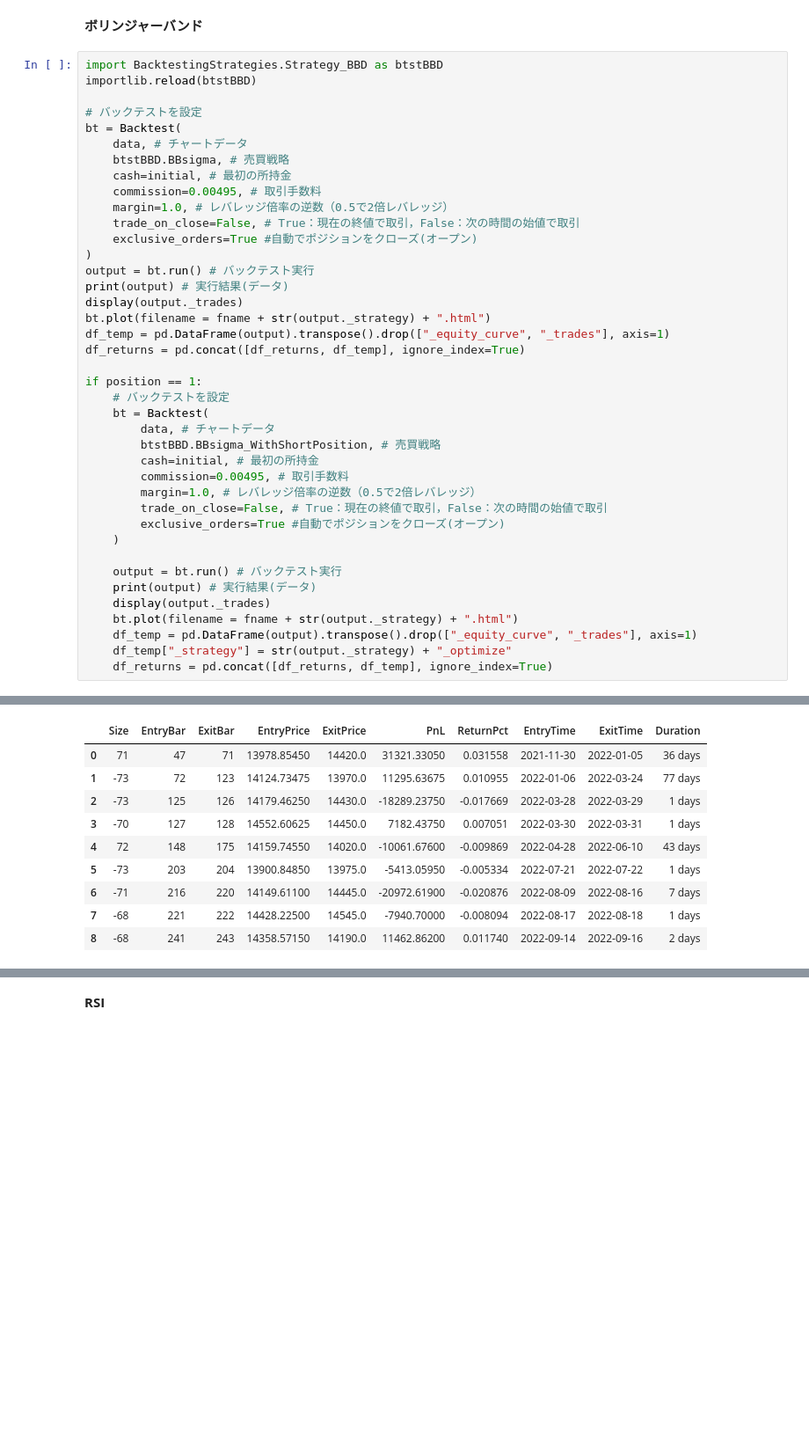
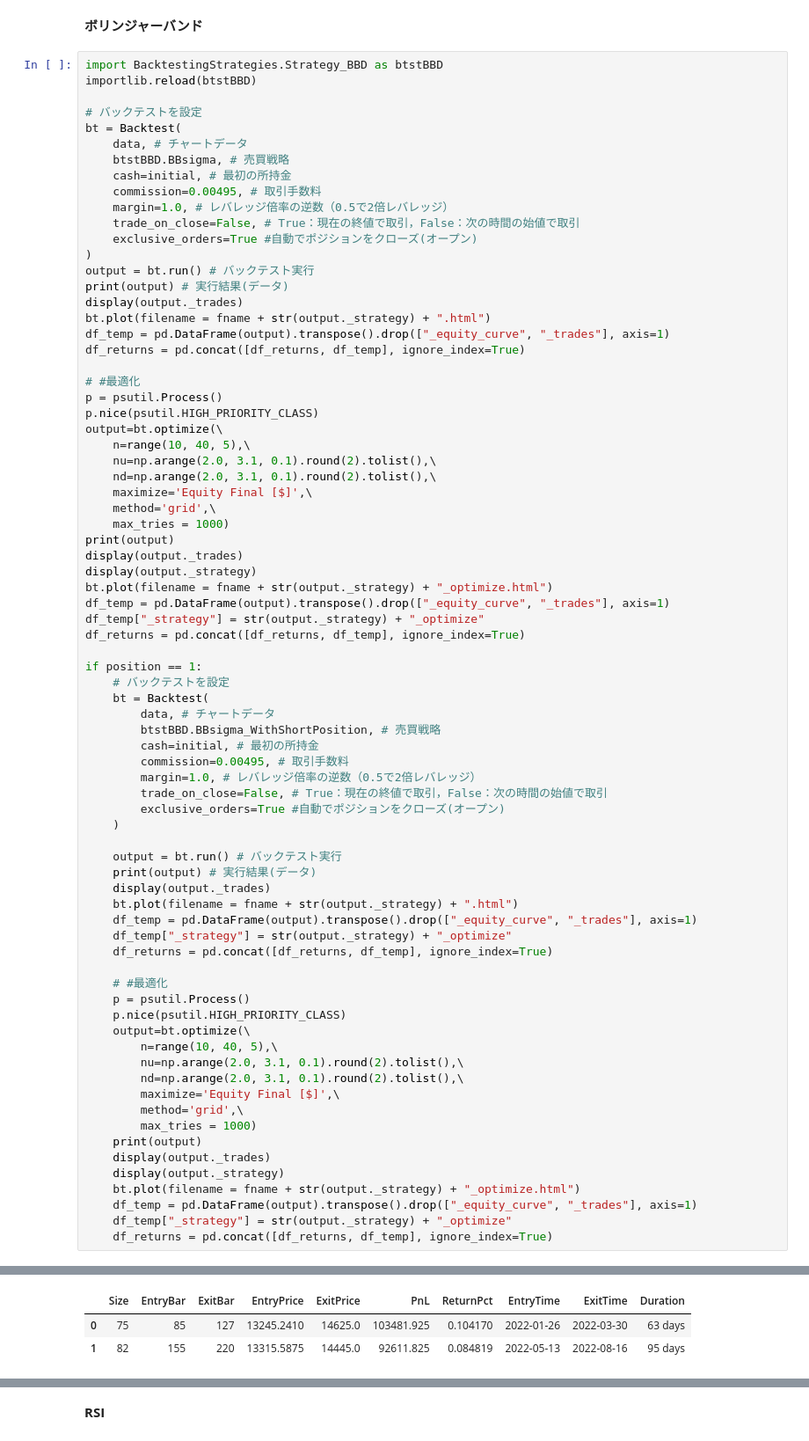
Before and after one commit to simari1/SystemTrade, a Jupyter notebook: Backtesting.py/0_DoBacktesting_Original.ipynb, the cells around one changed output, grey strips where cells are left out. Shown: that part at 88% size. Cells and saved outputs as stored; diff of their text form; blank space fills up the shorter version.

```diff
--- a/Backtesting.py/0_DoBacktesting_Original.ipynb
+++ b/Backtesting.py/0_DoBacktesting_Original.ipynb
@@ -597,6 +598,24 @@ bt.plot(filename = fname + str(output._strategy) + ".html")
 df_temp = pd.DataFrame(output).transpose().drop(["_equity_curve", "_trades"], axis=1)
 df_returns = pd.concat([df_returns, df_temp], ignore_index=True)
 
+# #最適化
+p = psutil.Process()
+p.nice(psutil.HIGH_PRIORITY_CLASS)
+output=bt.optimize(\
+    n=range(10, 40, 5),\
+    nu=np.arange(2.0, 3.1, 0.1).round(2).tolist(),\
+    nd=np.arange(2.0, 3.1, 0.1).round(2).tolist(),\
+    maximize='Equity Final [$]',\
+    method='grid',\
+    max_tries = 1000)
+print(output)
+display(output._trades)
+display(output._strategy)
+bt.plot(filename = fname + str(output._strategy) + "_optimize.html")
+df_temp = pd.DataFrame(output).transpose().drop(["_equity_curve", "_trades"], axis=1)
+df_temp["_strategy"] = str(output._strategy) + "_optimize"
+df_returns = pd.concat([df_returns, df_temp], ignore_index=True)
+
 if position == 1:
     # バックテストを設定
     bt = Backtest(
@@ -616,6 +635,24 @@ if position == 1:
     df_temp = pd.DataFrame(output).transpose().drop(["_equity_curve", "_trades"], axis=1)
     df_temp["_strategy"] = str(output._strategy) + "_optimize"
     df_returns = pd.concat([df_returns, df_temp], ignore_index=True)
+
+    # #最適化
+    p = psutil.Process()
+    p.nice(psutil.HIGH_PRIORITY_CLASS)
+    output=bt.optimize(\
+        n=range(10, 40, 5),\
+        nu=np.arange(2.0, 3.1, 0.1).round(2).tolist(),\
+        nd=np.arange(2.0, 3.1, 0.1).round(2).tolist(),\
+        maximize='Equity Final [$]',\
+        method='grid',\
+        max_tries = 1000)
+    print(output)
+    display(output._trades)
+    display(output._strategy)
+    bt.plot(filename = fname + str(output._strategy) + "_optimize.html")
+    df_temp = pd.DataFrame(output).transpose().drop(["_equity_curve", "_trades"], axis=1)
+    df_temp["_strategy"] = str(output._strategy) + "_optimize"
+    df_returns = pd.concat([df_returns, df_temp], ignore_index=True)
 # %% [output]
 Start                     2021-09-21 00:00:00
 End                       2022-09-16 00:00:00
@@ -655,13 +692,6 @@ _strategy                 BBsigma_WithShor...
 _equity_curve                             ...
 _trades                      Size  EntryBa...
 dtype: object
 |  | Size | EntryBar | ExitBar | EntryPrice | ExitPrice | PnL | ReturnPct | EntryTime | ExitTime | Duration |
-| 0 | 71 | 47 | 71 | 13978.85450 | 14420.0 | 31321.33050 | 0.031558 | 2021-11-30 | 2022-01-05 | 36 days |
-| 1 | -73 | 72 | 123 | 14124.73475 | 13970.0 | 11295.63675 | 0.010955 | 2022-01-06 | 2022-03-24 | 77 days |
-| 2 | -73 | 125 | 126 | 14179.46250 | 14430.0 | -18289.23750 | -0.017669 | 2022-03-28 | 2022-03-29 | 1 days |
-| 3 | -70 | 127 | 128 | 14552.60625 | 14450.0 | 7182.43750 | 0.007051 | 2022-03-30 | 2022-03-31 | 1 days |
-| 4 | 72 | 148 | 175 | 14159.74550 | 14020.0 | -10061.67600 | -0.009869 | 2022-04-28 | 2022-06-10 | 43 days |
-| 5 | -73 | 203 | 204 | 13900.84850 | 13975.0 | -5413.05950 | -0.005334 | 2022-07-21 | 2022-07-22 | 1 days |
-| 6 | -71 | 216 | 220 | 14149.61100 | 14445.0 | -20972.61900 | -0.020876 | 2022-08-09 | 2022-08-16 | 7 days |
-| 7 | -68 | 221 | 222 | 14428.22500 | 14545.0 | -7940.70000 | -0.008094 | 2022-08-17 | 2022-08-18 | 1 days |
-| 8 | -68 | 241 | 243 | 14358.57150 | 14190.0 | 11462.86200 | 0.011740 | 2022-09-14 | 2022-09-16 | 2 days |
+| 0 | 75 | 85 | 127 | 13245.2410 | 14625.0 | 103481.925 | 0.104170 | 2022-01-26 | 2022-03-30 | 63 days |
+| 1 | 82 | 155 | 220 | 13315.5875 | 14445.0 | 92611.825 | 0.084819 | 2022-05-13 | 2022-08-16 | 95 days |
```
Also changed, not shown: parts of 2 cells of this notebook.
